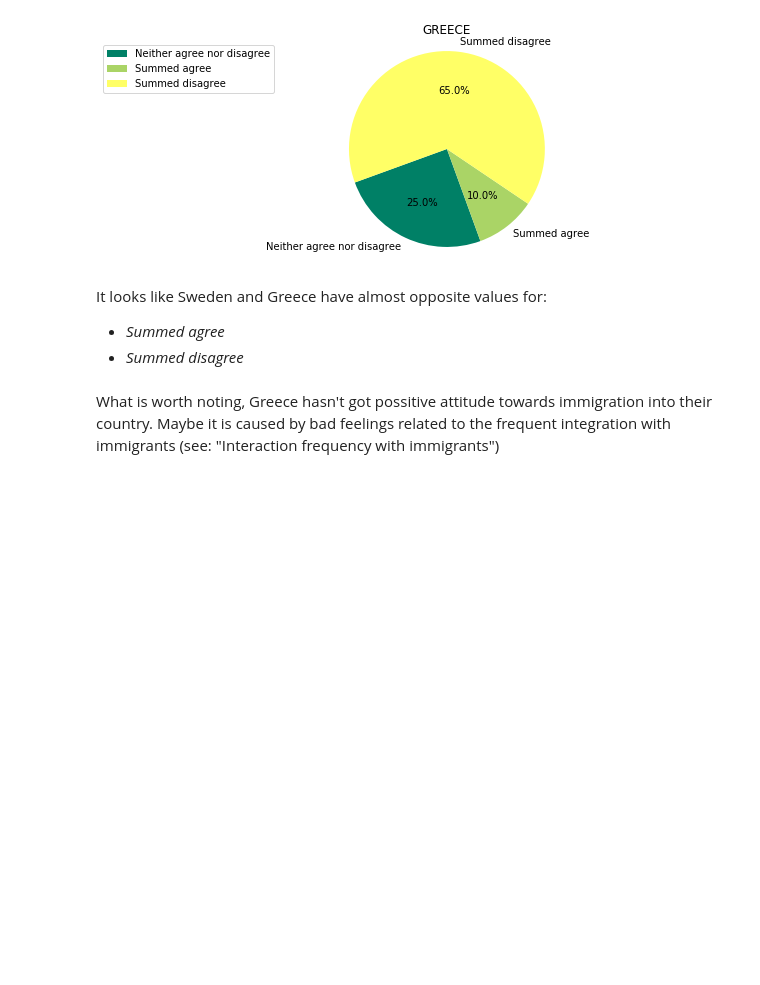
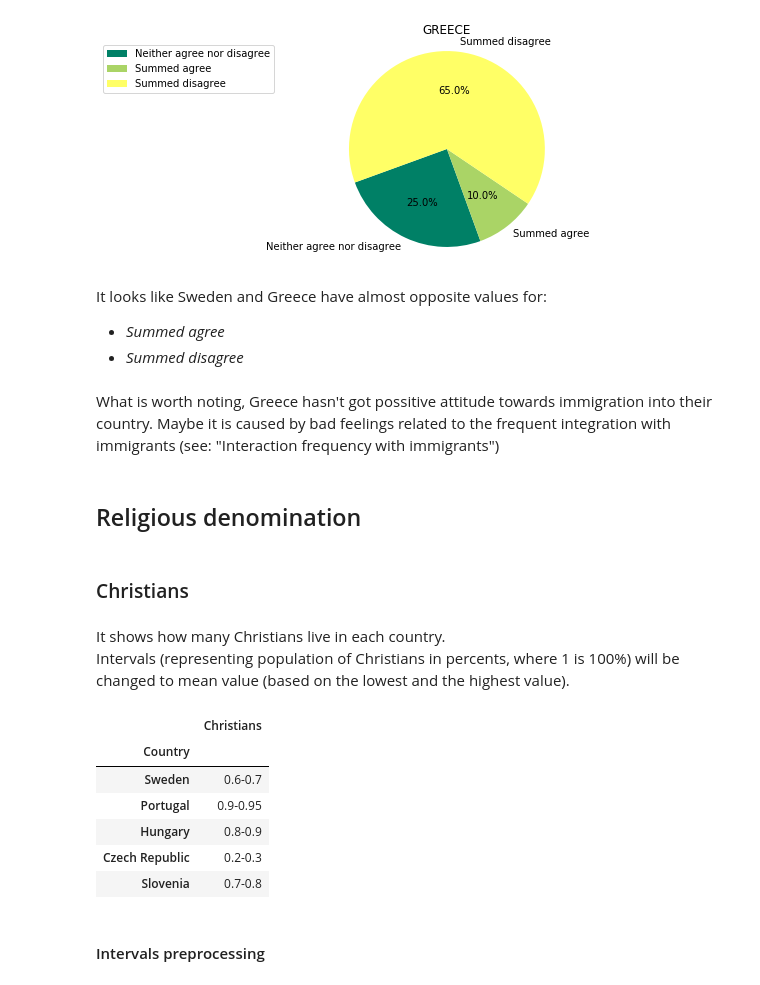
Before and after one commit to joanna-janos/MigrationSimulationInEU, a Jupyter notebook: data_analysis.ipynb, the cells around one changed output. Saved outputs shown, nothing was run; the diff lists cells and outputs as text; code cells hidden in the pictures; blank space fills up the shorter version.

Commit message:
Analyse religious denomination

```diff
--- a/data_analysis.ipynb
+++ b/data_analysis.ipynb
@@ -430,3 +432,23 @@ It looks like Sweden and Greece have almost opposite values for:
 # %% [markdown]
 What is worth noting, Greece hasn't got possitive attitude towards immigration into their country.
 Maybe it is caused by bad feelings related to the frequent integration with immigrants (see: "Interaction frequency with immigrants")
+# %% [markdown]
+## Religious denomination
+# %% [markdown]
+### Christians
+# %% [markdown]
+It shows how many Christians live in each country. <br>
+Intervals (representing population of Christians in percents, where 1 is 100%) will be changed to mean value (based on the lowest and the highest value).
+# %%
+df_christians = read_data_from_csv(filename='christianity')
+df_christians.sample(5)
+# %% [output]
+|  | Christians |
+| Country |  |
+| Sweden | 0.6-0.7 |
+| Portugal | 0.9-0.95 |
+| Hungary | 0.8-0.9 |
+| Czech Republic | 0.2-0.3 |
+| Slovenia | 0.7-0.8 |
+# %% [markdown]
+#### Intervals preprocessing
```
Also changed, not shown: parts of 30 cells of this notebook, 3 other files.
